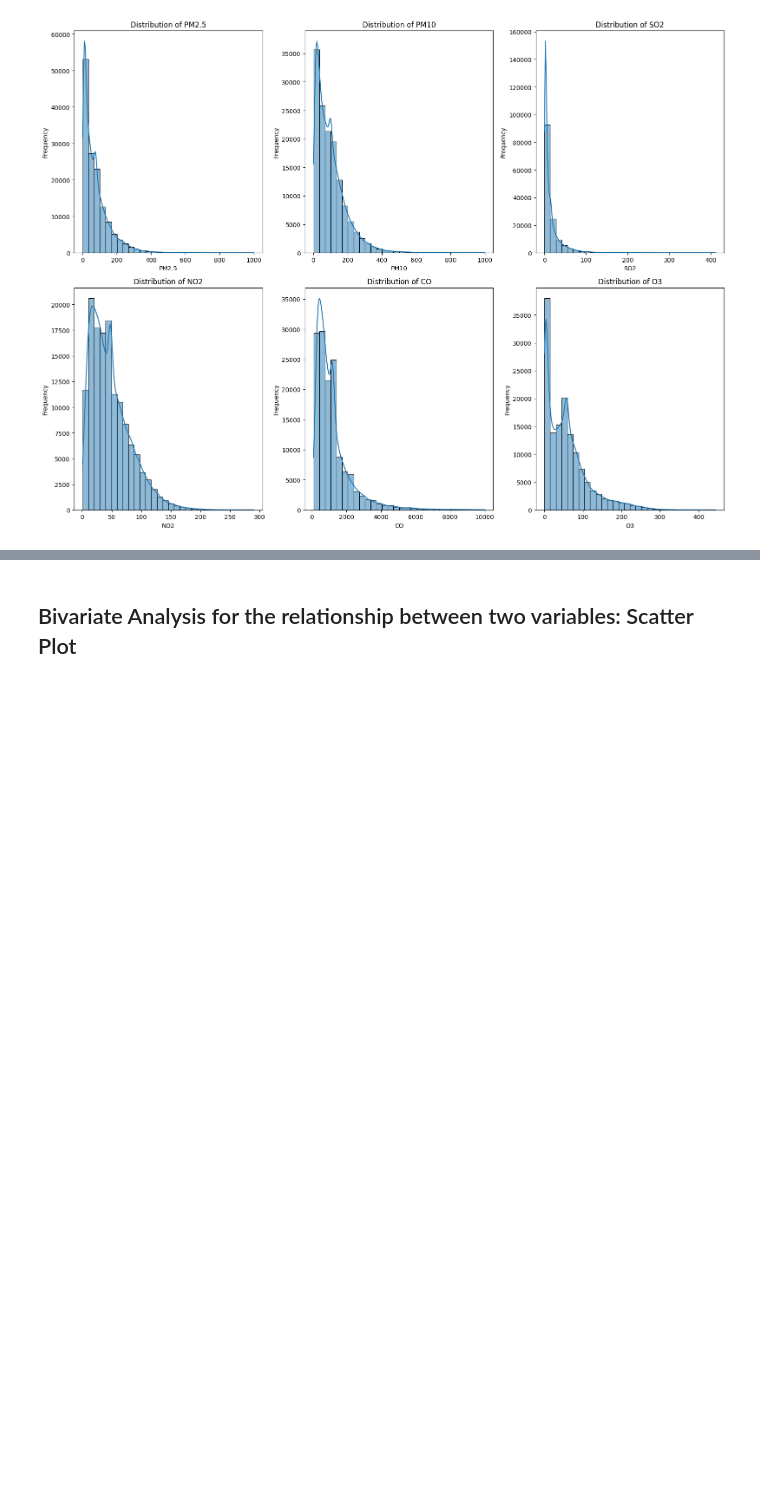
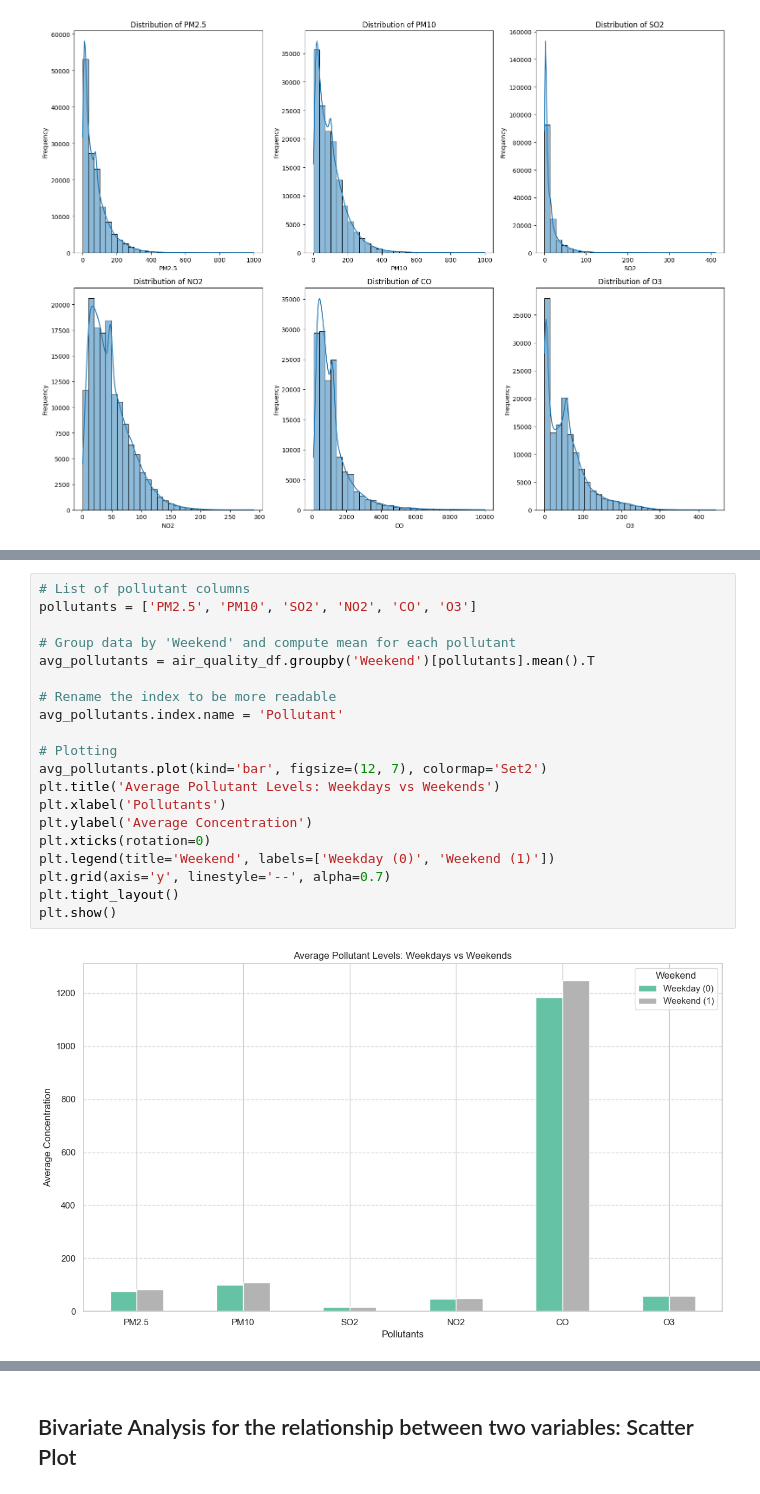
Before and after one commit to himshisehi/CMP7005_Programming-_for_Data_Analysis, a Jupyter notebook: st20317251_CMP7005_PRAC1.ipynb, the cells around one changed output, grey strips where cells are left out. Drawn from its saved outputs; the diff is of its cells as text; blank space fills up the shorter version.

```diff
--- a/st20317251_CMP7005_PRAC1.ipynb
+++ b/st20317251_CMP7005_PRAC1.ipynb
@@ -414,3 +435,25 @@ plt.show()
+# %%
+# List of pollutant columns
+pollutants = ['PM2.5', 'PM10', 'SO2', 'NO2', 'CO', 'O3']
+
+# Group data by 'Weekend' and compute mean for each pollutant
+avg_pollutants = air_quality_df.groupby('Weekend')[pollutants].mean().T
+
+# Rename the index to be more readable
+avg_pollutants.index.name = 'Pollutant'
+
+# Plotting
+avg_pollutants.plot(kind='bar', figsize=(12, 7), colormap='Set2')
+plt.title('Average Pollutant Levels: Weekdays vs Weekends')
+plt.xlabel('Pollutants')
+plt.ylabel('Average Concentration')
+plt.xticks(rotation=0)
+plt.legend(title='Weekend', labels=['Weekday (0)', 'Weekend (1)'])
+plt.grid(axis='y', linestyle='--', alpha=0.7)
+plt.tight_layout()
+plt.show()
+# %% [output]
+[figure, added]
 # %%
 ##  Bar charts of the records fall on weekends vs weekdays,
 
```
Also changed, not shown: parts of 23 cells of this notebook, 1 other file.
